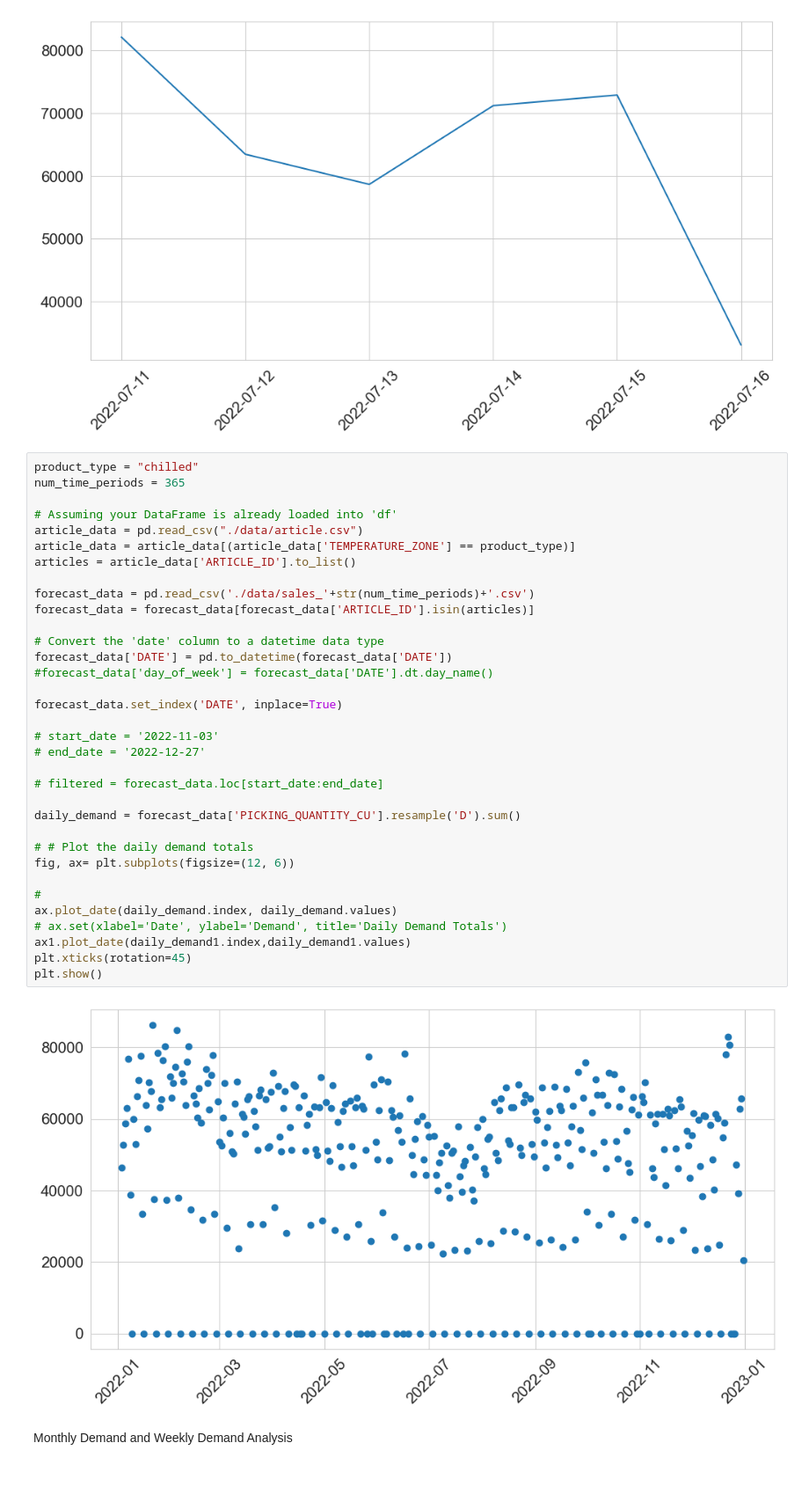
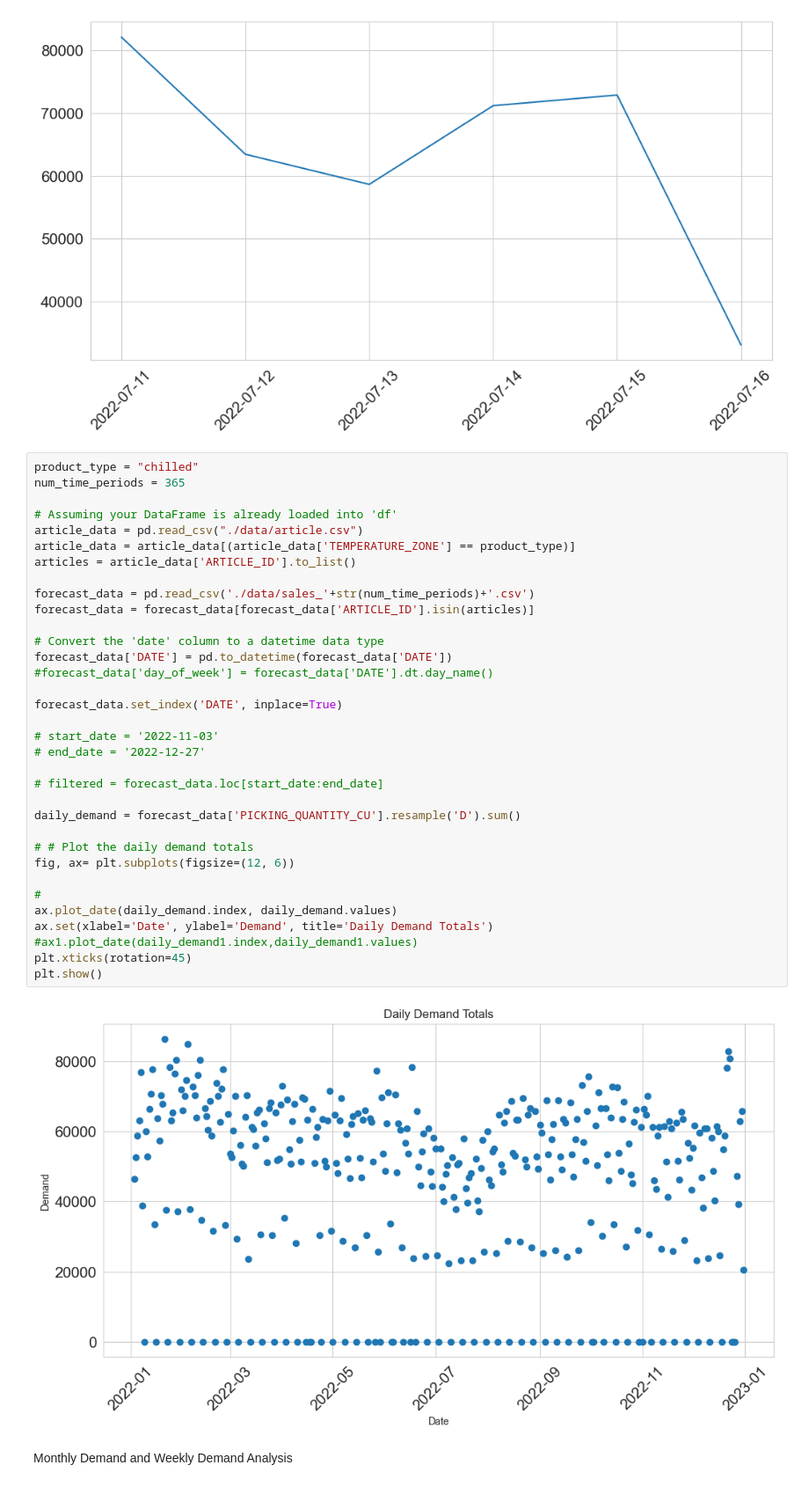
Before and after one commit to aravindakumaranv/PicnicTech, a Jupyter notebook: data_analysis.ipynb, the cells around one changed output. Shown at 88% size. Cells and saved outputs as stored; diff of their text form.

```diff
--- a/data_analysis.ipynb
+++ b/data_analysis.ipynb
@@ -198,36 +198,36 @@ num_time_periods = 365
 
 # Assuming your DataFrame is already loaded into 'df'
 article_data = pd.read_csv("./data/article.csv")
 article_data = article_data[(article_data['TEMPERATURE_ZONE'] == product_type)]
 articles = article_data['ARTICLE_ID'].to_list()
 
 forecast_data = pd.read_csv('./data/sales_'+str(num_time_periods)+'.csv')
 forecast_data = forecast_data[forecast_data['ARTICLE_ID'].isin(articles)]
 
 # Convert the 'date' column to a datetime data type
 forecast_data['DATE'] = pd.to_datetime(forecast_data['DATE'])
 #forecast_data['day_of_week'] = forecast_data['DATE'].dt.day_name()
 
 forecast_data.set_index('DATE', inplace=True)
 
 # start_date = '2022-11-03'
 # end_date = '2022-12-27'
 
 # filtered = forecast_data.loc[start_date:end_date]
 
 daily_demand = forecast_data['PICKING_QUANTITY_CU'].resample('D').sum()
 
 # # Plot the daily demand totals
 fig, ax= plt.subplots(figsize=(12, 6))
 
 #
 ax.plot_date(daily_demand.index, daily_demand.values)
-# ax.set(xlabel='Date', ylabel='Demand', title='Daily Demand Totals')
-ax1.plot_date(daily_demand1.index,daily_demand1.values)
+ax.set(xlabel='Date', ylabel='Demand', title='Daily Demand Totals')
+#ax1.plot_date(daily_demand1.index,daily_demand1.values)
 plt.xticks(rotation=45)
 plt.show()
 # %% [output]
-[figure, old version]
+[figure, new version]
 # %% [markdown]
 Monthly Demand and Weekly Demand Analysis
 # %%
```
Also changed, not shown: parts of 10 cells of this notebook.
